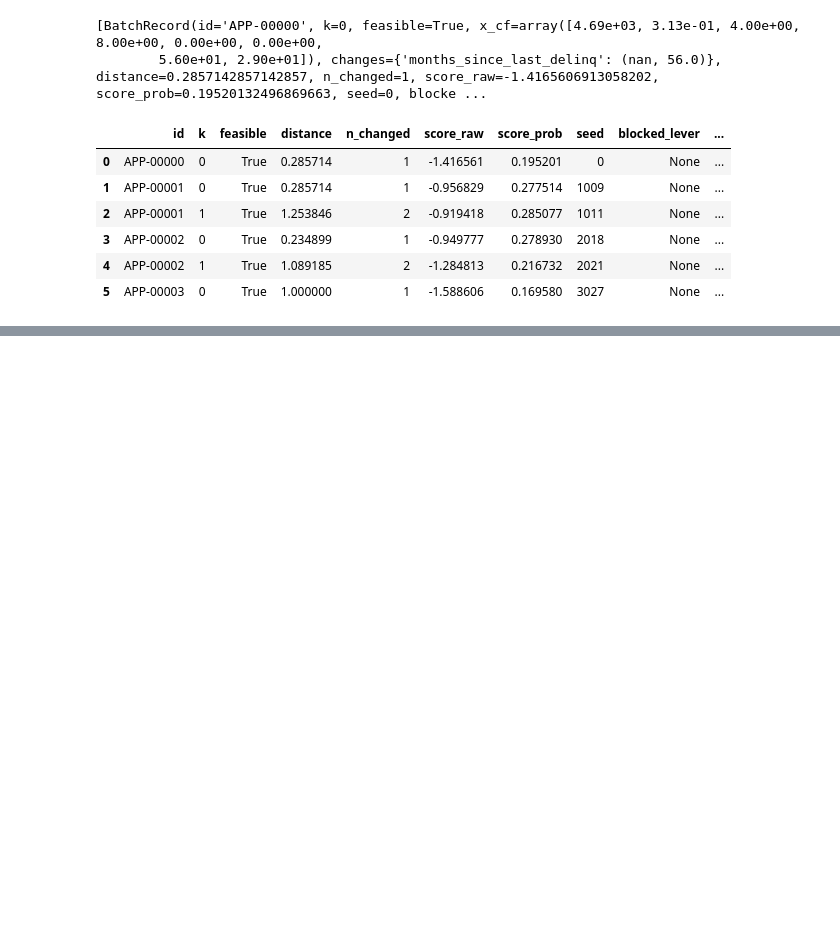
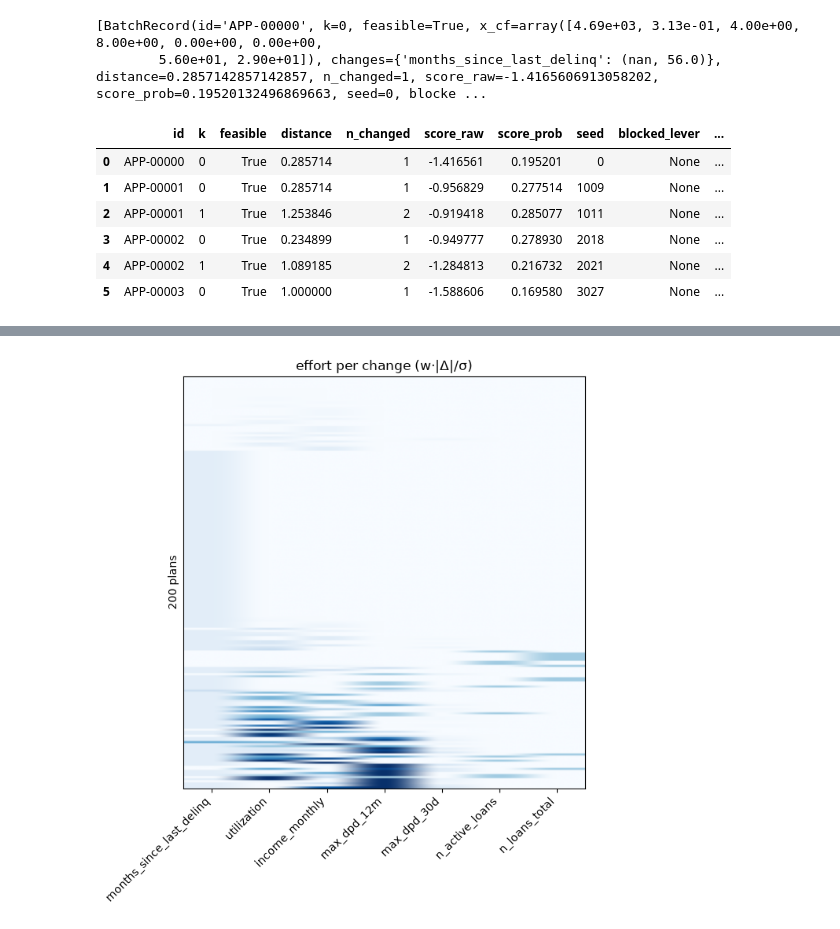
Before and after one commit to wlazlod/treecf, a Jupyter notebook: docs/notebooks/02-credit-risk-tutorial.ipynb, the cells around one changed output, grey strips where cells are left out. Cells and saved outputs as stored; diff of their text form; code cells hidden in the pictures; blank space fills up the shorter version.

```diff
--- a/docs/notebooks/02-credit-risk-tutorial.ipynb
+++ b/docs/notebooks/02-credit-risk-tutorial.ipynb
@@ -222,0 +233,4 @@ stored.to_frame().head(6)      # or analyze the whole day as a DataFrame
+# %%
+plot_batch_matrix(batch, explainer=exp, max_row_labels=15);
+# %% [output]
+[figure, added]
```
Also changed, not shown: parts of 5 cells of this notebook, 4 other files.
